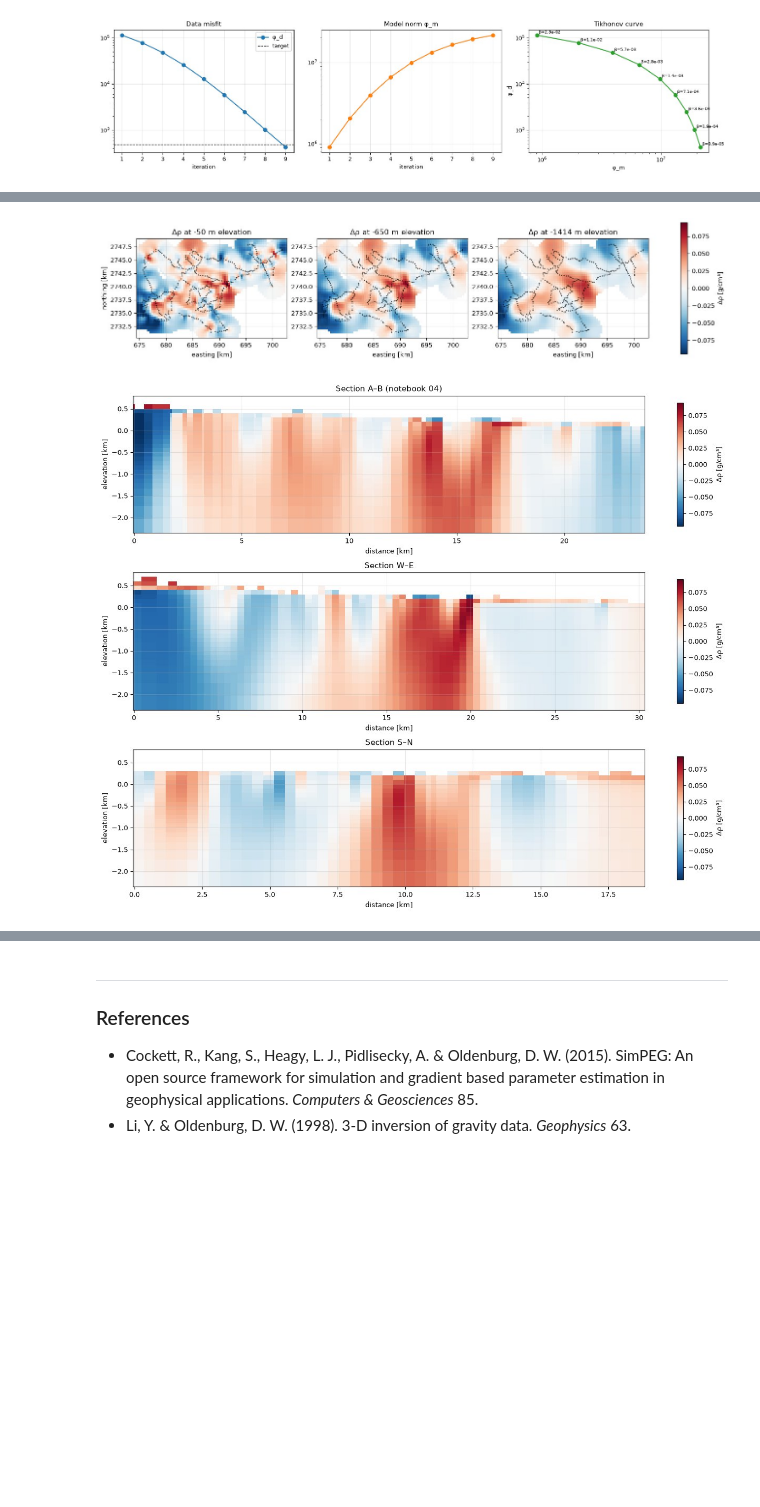
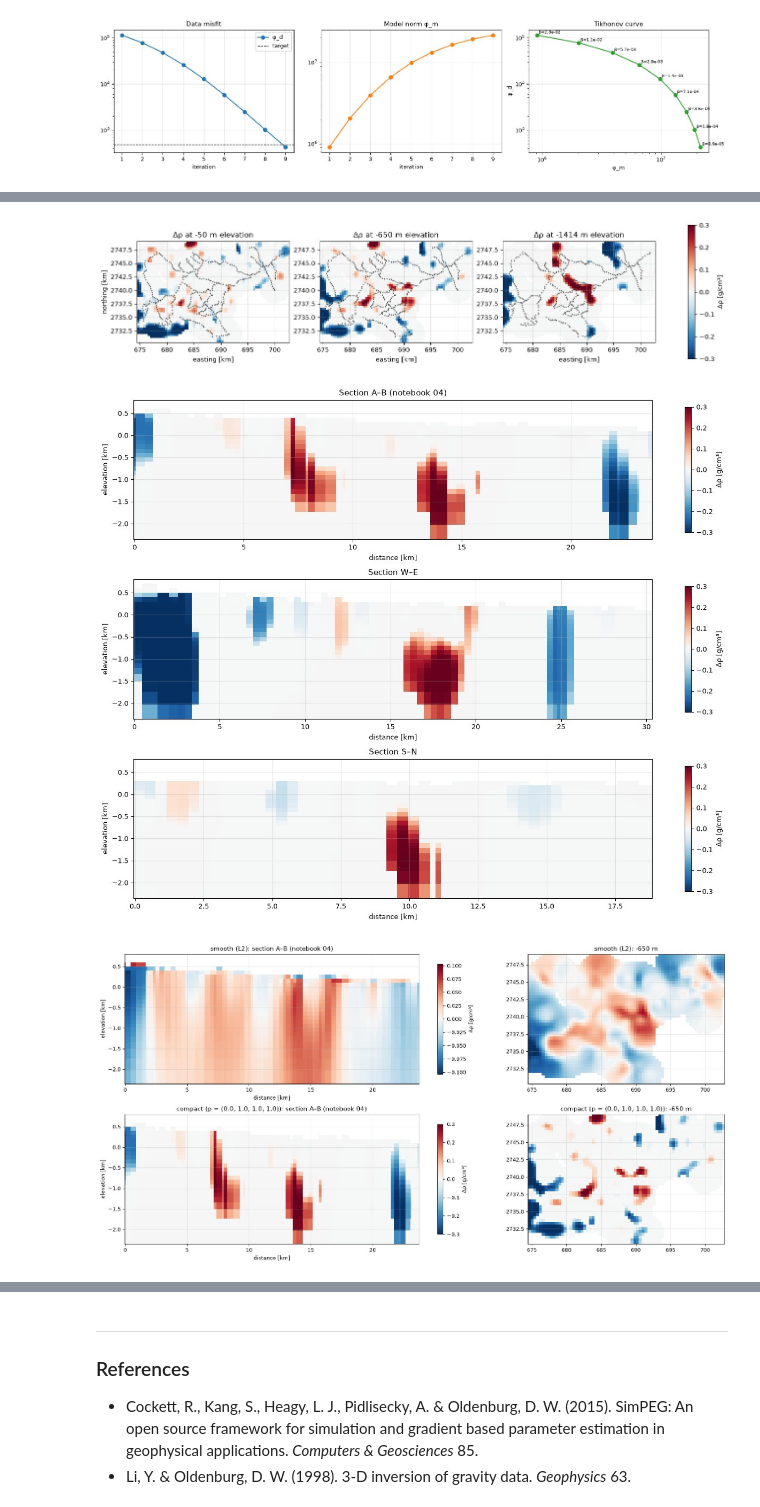
Before and after one commit to MooSobh/MooSobh, a Jupyter notebook: notebooks/06_SimPEG_Gravity_Inversion.ipynb, the cells around one changed output, grey strips where cells are left out. Drawn from its saved outputs; the diff is of its cells as text; code cells hidden in the pictures; blank space fills up the shorter version.

```diff
--- a/notebooks/06_SimPEG_Gravity_Inversion.ipynb
+++ b/notebooks/06_SimPEG_Gravity_Inversion.ipynb
@@ -339,7 +344,7 @@ log.table
 | 8 | 9 | 0.000089 | 424.329608 | 2.149609e+07 |
 # %%
 # 📊 RESULT
-it = log.table
+it = log_l2.table
 fig, axes = plt.subplots(1, 3, figsize=(15, 3.8))
 axes[0].semilogy(it.iteration, it.phi_d, "o-", label="φ_d")
 axes[0].axhline(CHI_FACTOR * len(d_obs), color="k", ls="--", lw=1, label="target")
@@ -356,0 +379,7 @@ plt.show()
+# %%
+# ✏️ PARAMETERS – edit and re-run from here
+NORMS = (0.0, 1.0, 1.0, 1.0)       # p for smallness, ∂x, ∂y, ∂z  (0 compact, 1 sharp edges, 2 smooth)
+BOUNDS_COMPACT = (-0.3, 0.3)     # [g/cm³]
+MAX_IRLS_ITER = 30                 # IRLS iterations after the L2 stage
+IRLS_COOLING = 2.0                 # β cooling during the L2 stage
+F_MIN_CHANGE = 1e-3                # stop when the regularisation changes less than this between IRLS iterations
@@ -356,0 +413,18 @@ plt.show()
+# %%
+# 📊 RESULT
+it = log.table
+fig, axes = plt.subplots(1, 3, figsize=(16, 3.8))
+axes[0].semilogy(it.iteration, it.phi_d, "o-", ms=3, label="φ_d")
+axes[0].axhline(CHI_FACTOR * len(d_obs), color="k", ls="--", lw=1, label="target")
+axes[1].semilogy(it.iteration, it.beta, "o-", ms=3, color="C1")
+for ax in axes[:2]:
+    ax.axvline(irls_start, color="C3", lw=1, ls=":")
+    ax.text(irls_start, ax.get_ylim()[1], " IRLS starts", color="C3", fontsize=8, va="top")
+axes[0].set(xlabel="iteration", title="Data misfit"); axes[0].legend(loc="lower left")
+axes[1].set(xlabel="iteration", title="Trade-off parameter β")
+bins = np.linspace(min(rho.min(), rho_l2.min()), max(rho.max(), rho_l2.max()), 60)
+axes[2].hist(rho_l2, bins=bins, alpha=0.6, label="smooth (L2)", log=True)
+axes[2].hist(rho, bins=bins, alpha=0.6, label=f"compact (p = {NORMS})", log=True)
+axes[2].set(xlabel="Δρ [g/cm³]", ylabel="cells", title="Distribution of the model values"); axes[2].legend()
+plt.tight_layout()
+plt.show()
@@ -407,27 +486,45 @@ density contrast: 1st–99th percentile -0.095 … 0.061 g/cm³
 # %%
 # 📊 RESULT
 fig, axes = plt.subplots(1, len(SLICE_ELEVATIONS_M), figsize=(17, 4.4))
 for ax, elev in zip(axes, SLICE_ELEVATIONS_M):
     x, y, s2, zz = W.depth_slice(mesh, rho_full, -elev, 0.0)
     s2 = np.where(W.far_from_data(x, y, gb.e, gb.n, MASK_M), np.nan, s2)
     m = ax.pcolormesh(x / 1000, y / 1000, s2, cmap="RdBu_r", vmin=-lim, vmax=lim, shading="auto")
     ax.plot(gb.e / 1000, gb.n / 1000, "k.", ms=1)
     ax.set(aspect="equal", xlim=(region[0] / 1000, region[1] / 1000), ylim=(region[2] / 1000, region[3] / 1000),
            title=f"Δρ at {zz:.0f} m elevation", xlabel="easting [km]")
 axes[0].set_ylabel("northing [km]")
 plt.colorbar(m, ax=axes, label="Δρ [g/cm³]", shrink=0.8)
 plt.show()
 
 fig, axes = plt.subplots(len(SECTIONS), 1, figsize=(13, 3.4 * len(SECTIONS)))
 for ax, (name, (a, b)) in zip(axes, SECTIONS.items()):
     (ea, na), (eb, nb_) = W.to_utm(*a), W.to_utm(*b)
     d, zc, sec = W.section(mesh, rho_full, (ea, na), (eb, nb_), zmin=SECTION_ZMIN_M)
     m = ax.pcolormesh(d / 1000, zc / 1000, sec, cmap="RdBu_r", vmin=-lim, vmax=lim, shading="auto")
     ax.set(title=f"Section {name}", ylabel="elevation [km]", xlabel="distance [km]")
     plt.colorbar(m, ax=ax, label="Δρ [g/cm³]", shrink=0.9)
 plt.tight_layout()
 plt.show()
+
+rho_l2_full = W.model_on_mesh(mesh, active, rho_l2)
+name, (a, b) = next(iter(SECTIONS.items()))
+(ea, na), (eb, nb_) = W.to_utm(*a), W.to_utm(*b)
+fig, axes = plt.subplots(2, 2, figsize=(16, 8), gridspec_kw={"width_ratios": [1.6, 1]})
+for r, (full_, title) in enumerate(((rho_l2_full, "smooth (L2)"), (rho_full, f"compact (p = {NORMS})"))):
+    lm = np.nanpercentile(np.abs(full_[np.isfinite(full_)]), 99.5)
+    d, zc, sec = W.section(mesh, full_, (ea, na), (eb, nb_), zmin=SECTION_ZMIN_M)
+    m = axes[r, 0].pcolormesh(d / 1000, zc / 1000, sec, cmap="RdBu_r", vmin=-lm, vmax=lm, shading="auto")
+    axes[r, 0].set(title=f"{title}: section {name}", ylabel="elevation [km]", xlabel="distance [km]")
+    plt.colorbar(m, ax=axes[r, 0], label="Δρ [g/cm³]", shrink=0.85)
+    x, y, s2, zz = W.depth_slice(mesh, full_, -SLICE_ELEVATIONS_M[1], 0.0)
+    s2 = np.where(W.far_from_data(x, y, gb.e, gb.n, MASK_M), np.nan, s2)
+    m = axes[r, 1].pcolormesh(x / 1000, y / 1000, s2, cmap="RdBu_r", vmin=-lm, vmax=lm, shading="auto")
+    axes[r, 1].set(aspect="equal", title=f"{title}: {zz:.0f} m", xlim=(region[0] / 1000, region[1] / 1000), ylim=(region[2] / 1000, region[3] / 1000))
+plt.tight_layout()
+plt.show()
 # %% [output]
-[figure, old version]
+[figure, new version]
-[figure, old version]
+[figure, new version]
+[figure, added]
 # %% [markdown]
```
Also changed, not shown: parts of 13 cells of this notebook, 28 other files.
